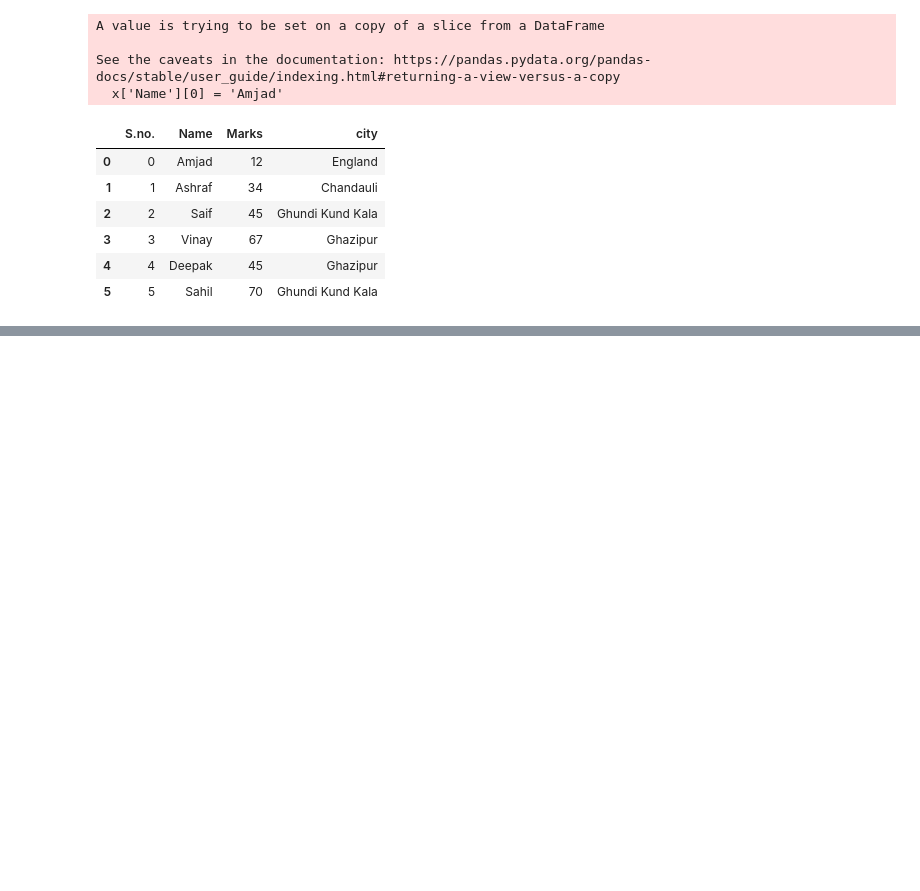
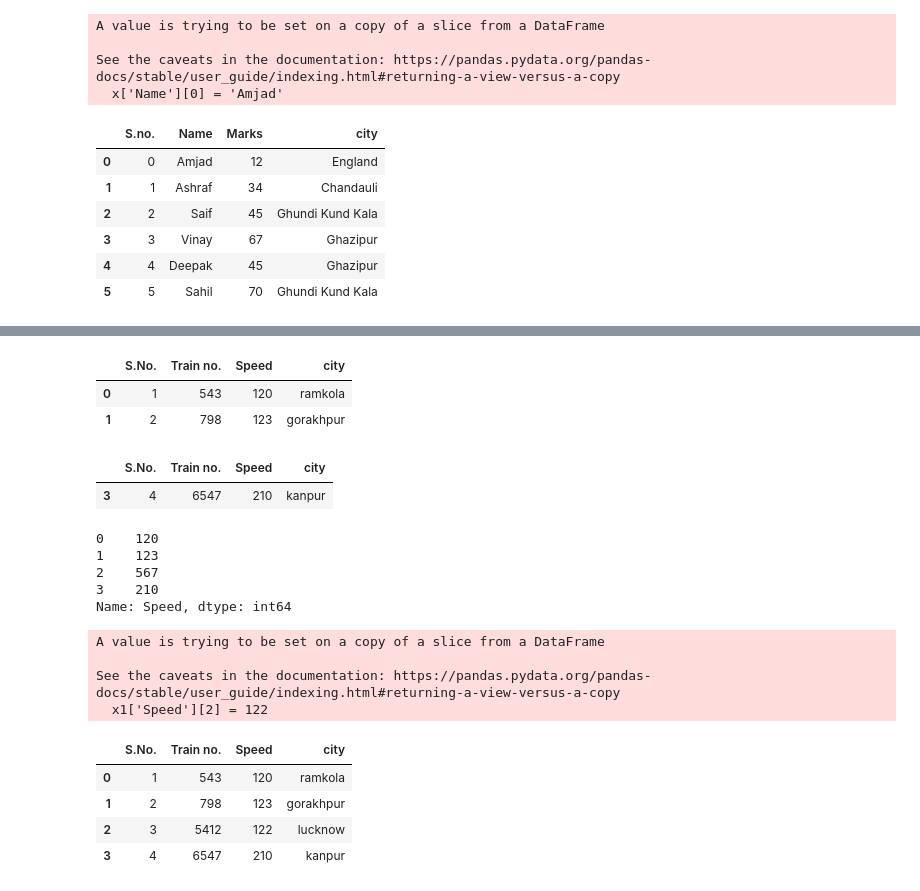
Before and after one commit to Amjadali168/Pandas, a Jupyter notebook: dataframes.ipynb, the cells around one changed output, grey strips where cells are left out. Saved outputs shown, nothing was run; the diff lists cells and outputs as text; code cells hidden in the pictures; blank space fills up the shorter version.

```diff
--- a/dataframes.ipynb
+++ b/dataframes.ipynb
@@ -90,0 +100,34 @@ x.to_csv('friends_copy.csv')
+# %%
+x1.head(2)
+# %% [output]
+|  | S.No. | Train no. | Speed | city |
+| 0 | 1 | 543 | 120 | ramkola |
+| 1 | 2 | 798 | 123 | gorakhpur |
+# %%
+x1.tail(1)
+# %% [output]
+|  | S.No. | Train no. | Speed | city |
+| 3 | 4 | 6547 | 210 | kanpur |
+# %%
+x1['Speed']
+# %% [output]
+0    120
+1    123
+2    567
+3    210
+Name: Speed, dtype: int64
+# %%
+x1['Speed'][2] = 122
+# %% [output]
+A value is trying to be set on a copy of a slice from a DataFrame
+
+See the caveats in the documentation: https://pandas.pydata.org/pandas-docs/stable/user_guide/indexing.html#returning-a-view-versus-a-copy
+  x1['Speed'][2] = 122
+# %%
+x1
+# %% [output]
+|  | S.No. | Train no. | Speed | city |
+| 0 | 1 | 543 | 120 | ramkola |
+| 1 | 2 | 798 | 123 | gorakhpur |
+| 2 | 3 | 5412 | 122 | lucknow |
+| 3 | 4 | 6547 | 210 | kanpur |
```
Also changed, not shown: parts of 8 cells of this notebook, 2 other files.
